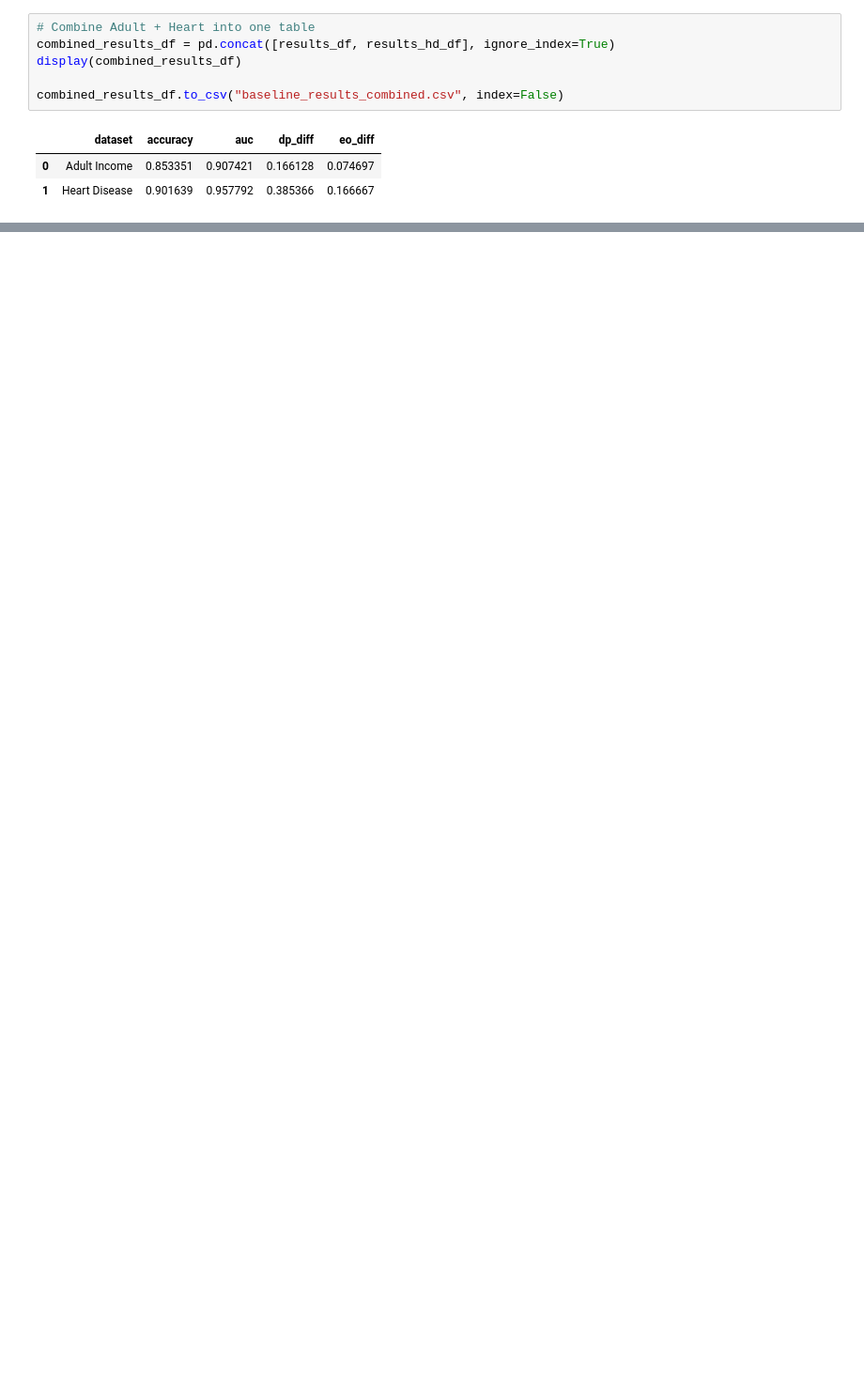
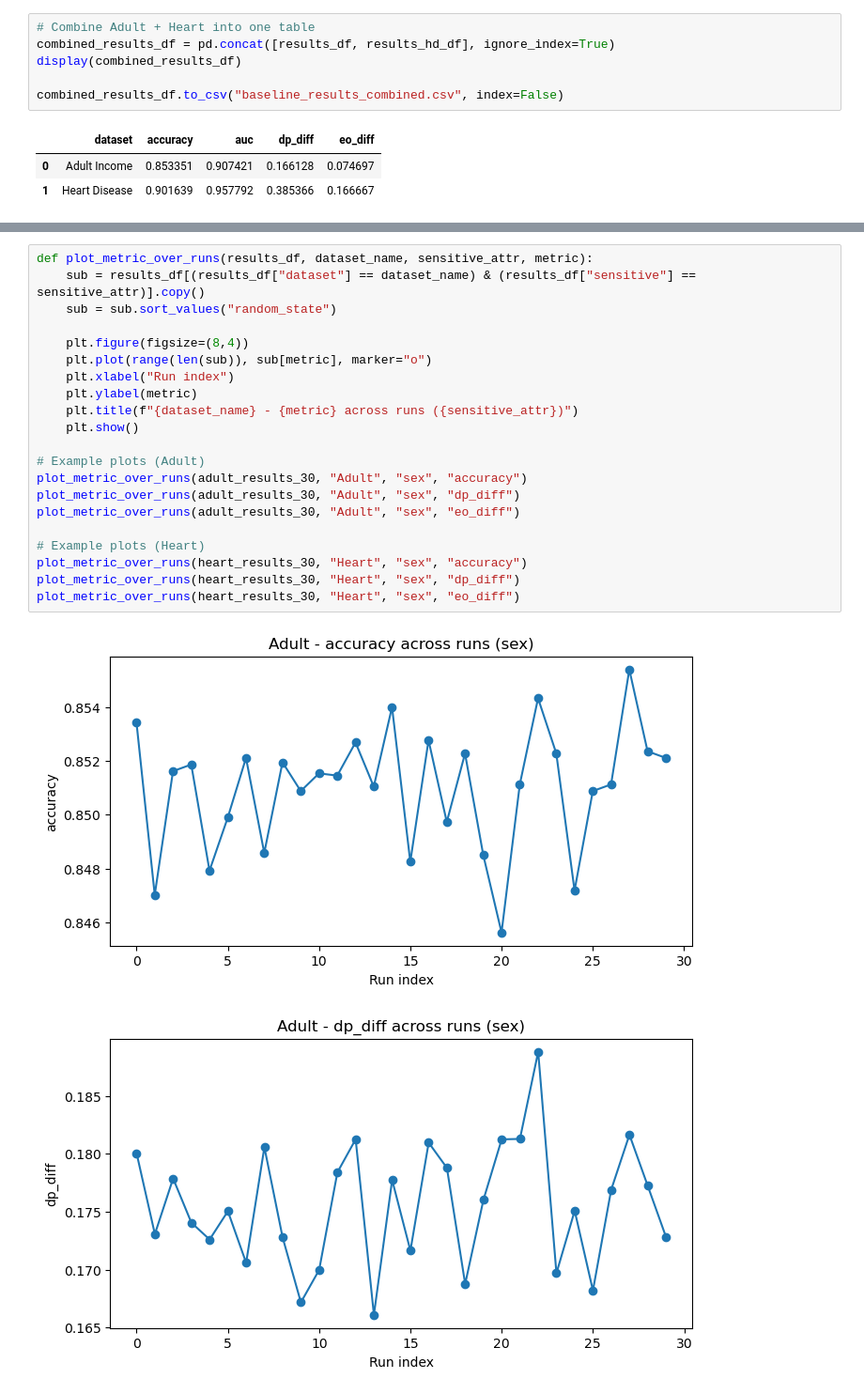
Before and after one commit to david-shodipo-brocku/Optimization-Algorithms-Bias-and-Accuracy-Tradeoffs, a Jupyter notebook: Optimization-Algorithms-Fairness-Accuracy Tradeoffs.ipynb, the cells around one changed output, grey strips where cells are left out. Shown at 94% size. Cells and saved outputs as stored; diff of their text form; blank space fills up the shorter version.

Commit message:
Week 1 + Random Seed

```diff
--- a/Optimization-Algorithms-Fairness-Accuracy Tradeoffs.ipynb
+++ b/Optimization-Algorithms-Fairness-Accuracy Tradeoffs.ipynb
@@ -881,0 +1196,24 @@ combined_results_df.to_csv("baseline_results_combined.csv", index=False)
+# %%
+def plot_metric_over_runs(results_df, dataset_name, sensitive_attr, metric):
+    sub = results_df[(results_df["dataset"] == dataset_name) & (results_df["sensitive"] == sensitive_attr)].copy()
+    sub = sub.sort_values("random_state")
+
+    plt.figure(figsize=(8,4))
+    plt.plot(range(len(sub)), sub[metric], marker="o")
+    plt.xlabel("Run index")
+    plt.ylabel(metric)
+    plt.title(f"{dataset_name} - {metric} across runs ({sensitive_attr})")
+    plt.show()
+
+# Example plots (Adult)
+plot_metric_over_runs(adult_results_30, "Adult", "sex", "accuracy")
+plot_metric_over_runs(adult_results_30, "Adult", "sex", "dp_diff")
+plot_metric_over_runs(adult_results_30, "Adult", "sex", "eo_diff")
+
+# Example plots (Heart)
+plot_metric_over_runs(heart_results_30, "Heart", "sex", "accuracy")
+plot_metric_over_runs(heart_results_30, "Heart", "sex", "dp_diff")
+plot_metric_over_runs(heart_results_30, "Heart", "sex", "eo_diff")
+# %% [output]
+[figure, added]
+[figure, added]
```
Also changed, not shown: parts of 23 cells of this notebook, 4 other files.
